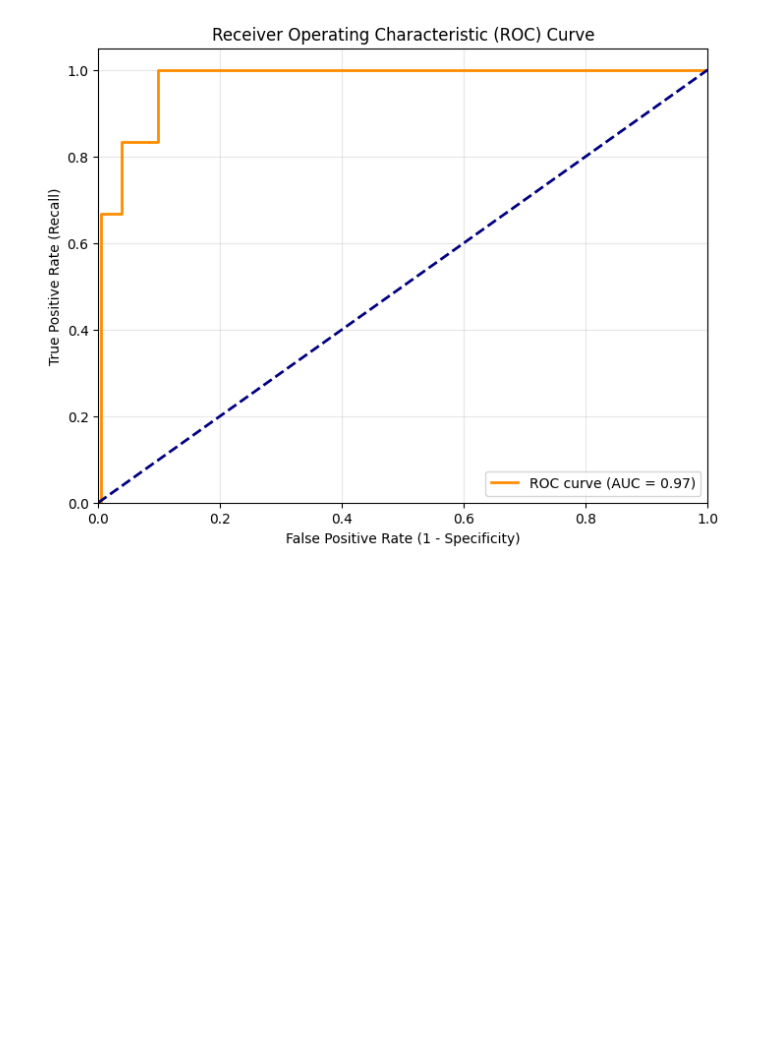
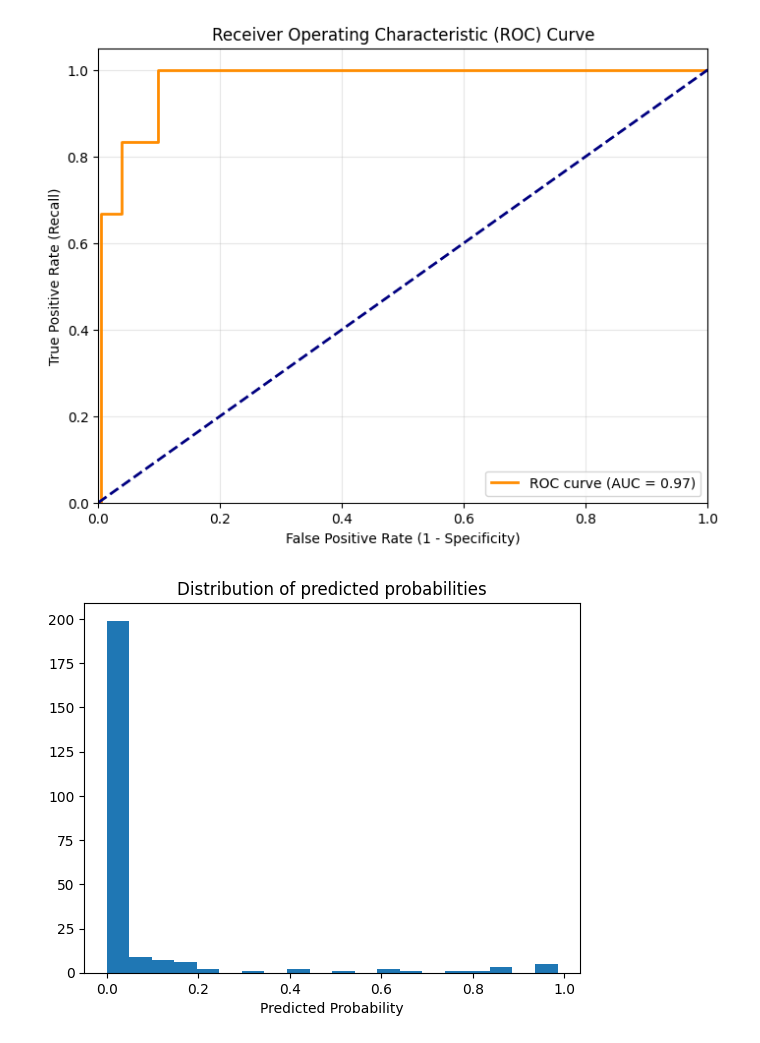
Before and after one commit to ChickenMan-1080/ML-Practice, a Jupyter notebook: ML-Social_Media_Teen_MentalHealth/main.ipynb, the cells around one changed output. Cells and saved outputs as stored; diff of their text form; code cells hidden in the pictures; blank space fills up the shorter version.

```diff
--- a/ML-Social_Media_Teen_MentalHealth/main.ipynb
+++ b/ML-Social_Media_Teen_MentalHealth/main.ipynb
@@ -345,3 +395,14 @@ plt.show()
 # %% [output]
 AUC Score: 0.9744
 [figure]
+# %%
+# ดูการกระจายของ probability
+import matplotlib.pyplot as plt
+
+y_proba = model.predict_proba(X_test)[:, 1]
+plt.hist(y_proba, bins=20)
+plt.xlabel('Predicted Probability')
+plt.title('Distribution of predicted probabilities')
+plt.show()
+# %% [output]
+[figure, added]
```
Also changed, not shown: parts of 13 cells of this notebook.
